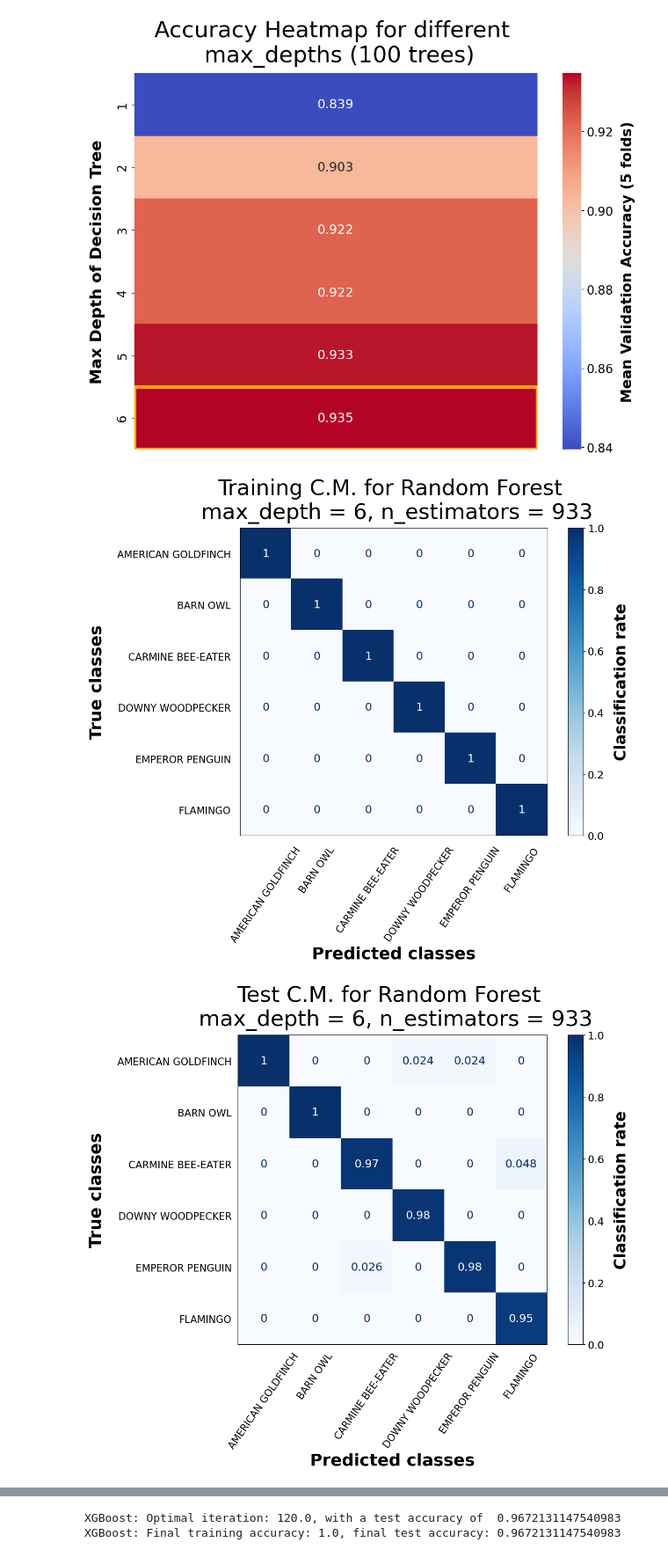
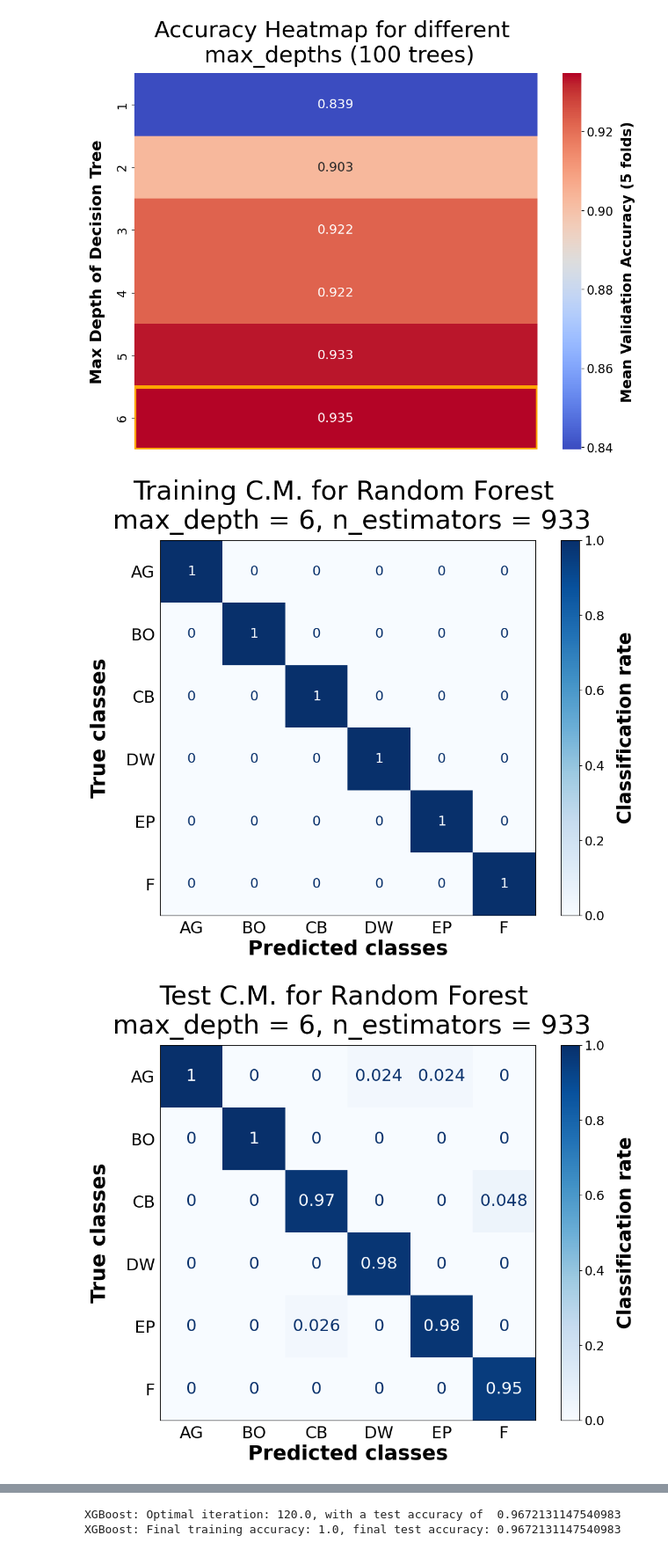
Before and after one commit to gresslos/FYS-STK_Project3, a Jupyter notebook: EnsembleMethods.ipynb, the cells around one changed output, grey strips where cells are left out. Shown at 88% size. Cells and saved outputs as stored; diff of their text form; code cells hidden in the pictures.

Commit message:
Updated the plots for the confusion matrices to better display the class labels. Did not change anything in the iris test plots, as the iris dataset was only used to debug the data analysis part

```diff
--- a/EnsembleMethods.ipynb
+++ b/EnsembleMethods.ipynb
@@ -459,6 +459,14 @@ Five plots are generated:
 
 The heatmap and confusion matrices are saved to "Results_Ensemble/GridSearchRF". The accuracy and entropy curves are saved to "Results_Ensemble/LossAccuracyRF".
 # %%
+features = np.load('Results_Ensemble/features.npy')
+categories = np.load('Results_Ensemble/categories.npy')
+
+categories = categories.flatten()
+# Splitting dataset
+strat = categories
+x_train, x_test, y_train, y_test = train_test_split(features, categories, test_size=.3, shuffle=True, stratify=strat, random_state=123)
+
 PATH_1 = "Results_Ensemble/GridSearchRF"
 PATH_2 = "Results_Ensemble/LossAccuracyRF"
 
@@ -518,9 +526,9 @@ plt.show()
 
 fig0, ax0 = plt.subplots(figsize=(12, 9))
 
-classes = ['AMERICAN GOLDFINCH', 'BARN OWL', 'CARMINE BEE-EATER','DOWNY WOODPECKER','EMPEROR PENGUIN','FLAMINGO']
+classes = ['AG', 'BO', 'CB','DW','EP','F']
 # Plot training confusion matrix
-disp = ConfusionMatrixDisplay.from_predictions(y_train, train_predictions_RF, ax=ax0, display_labels = classes, cmap='Blues', normalize = "pred", xticks_rotation=55, text_kw = dict(fontsize = 18), colorbar = False)
+disp = ConfusionMatrixDisplay.from_predictions(y_train, train_predictions_RF, ax=ax0, display_labels = classes, cmap='Blues', normalize = "pred", text_kw = dict(fontsize = 18), colorbar = False)
 
 image = disp.im_
 
@@ -529,34 +537,34 @@ cbar.ax.set_ylabel('Classification rate', fontsize=25, labelpad = 15, fontweight
 cbar.ax.tick_params(labelsize = 17)
 
 ax0.set_title(f'Training C.M. for Random Forest \n max_depth = {optimalparamsRF[0]}, n_estimators = {int(optimal_estimatorsRF)}', fontsize = 35, pad = 15)
-ax0.tick_params(axis='both', which='both', length=0, labelsize = 16, pad = 15)
+ax0.tick_params(axis='both', which='both', length=0, labelsize = 22, pad = 7)
 ax0.set_xlabel('Predicted classes', fontsize = 27, fontweight = 'bold')
-ax0.set_ylabel('True classes', fontsize = 27, labelpad = 20, fontweight = 'bold')
+ax0.set_ylabel('True classes', fontsize = 27, labelpad = 22, fontweight = 'bold')
 plt.savefig(PATH_1 + "/Training_CM_RF.png", bbox_inches='tight')
 plt.show()
 # %% [output]
-[figure, old version]
+[figure, new version]
 # %%
 # Plot test confusion matrix
 
 fig1, ax1 = plt.subplots(figsize=(12, 9))
 
-disp = ConfusionMatrixDisplay.from_predictions(y_test, test_predictions_RF, ax=ax1, display_labels = classes, cmap='Blues', normalize = "pred", xticks_rotation=55, text_kw = dict(fontsize = 18), colorbar = False)
+disp = ConfusionMatrixDisplay.from_predictions(y_test, test_predictions_RF, ax=ax1, display_labels = classes, cmap='Blues', normalize = "pred", text_kw = dict(fontsize = 22), colorbar = False)
 
 image = disp.im_
 
 cbar = disp.ax_.figure.colorbar(image, ax=disp.ax_)
 cbar.ax.set_ylabel('Classification rate', fontsize=25, labelpad = 15, fontweight = 'bold')
 cbar.ax.tick_params(labelsize = 17)
 
 ax1.set_title(f'Test C.M. for Random Forest \n max_depth = {optimalparamsRF[0]}, n_estimators = {int(optimal_estimatorsRF)}', fontsize = 35, pad = 15)
-ax1.tick_params(axis = 'both', which = 'both', length = 0, labelsize = 16, pad = 10)
+ax1.tick_params(axis = 'both', which = 'both', length = 0, labelsize = 22, pad = 7)
 ax1.set_xlabel('Predicted classes', fontsize = 27, fontweight = 'bold')
-ax1.set_ylabel('True classes', fontsize = 27, labelpad = 20, fontweight = 'bold')
+ax1.set_ylabel('True classes', fontsize = 27, labelpad = 22, fontweight = 'bold')
 plt.savefig(PATH_1 + "/Test_CM_RF.png",bbox_inches='tight')
 plt.show()
 # %% [output]
-[figure, old version]
+[figure, new version]
 # %%
 ########################### CROSS ENTROPY AND ACCURACY OVER ROUNDS #######################################
 plt.figure(1, figsize = (12, 9))
```
Also changed, not shown: parts of 5 cells of this notebook, 4 other files.
